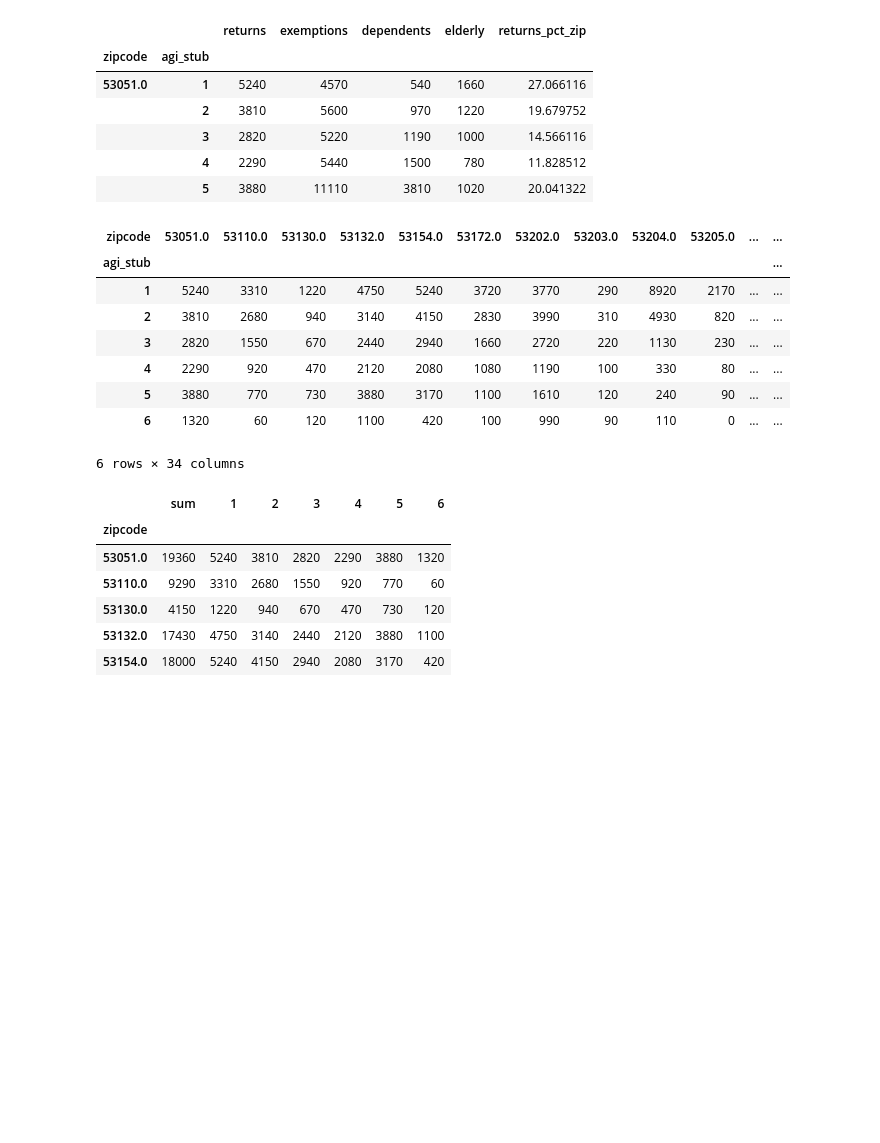
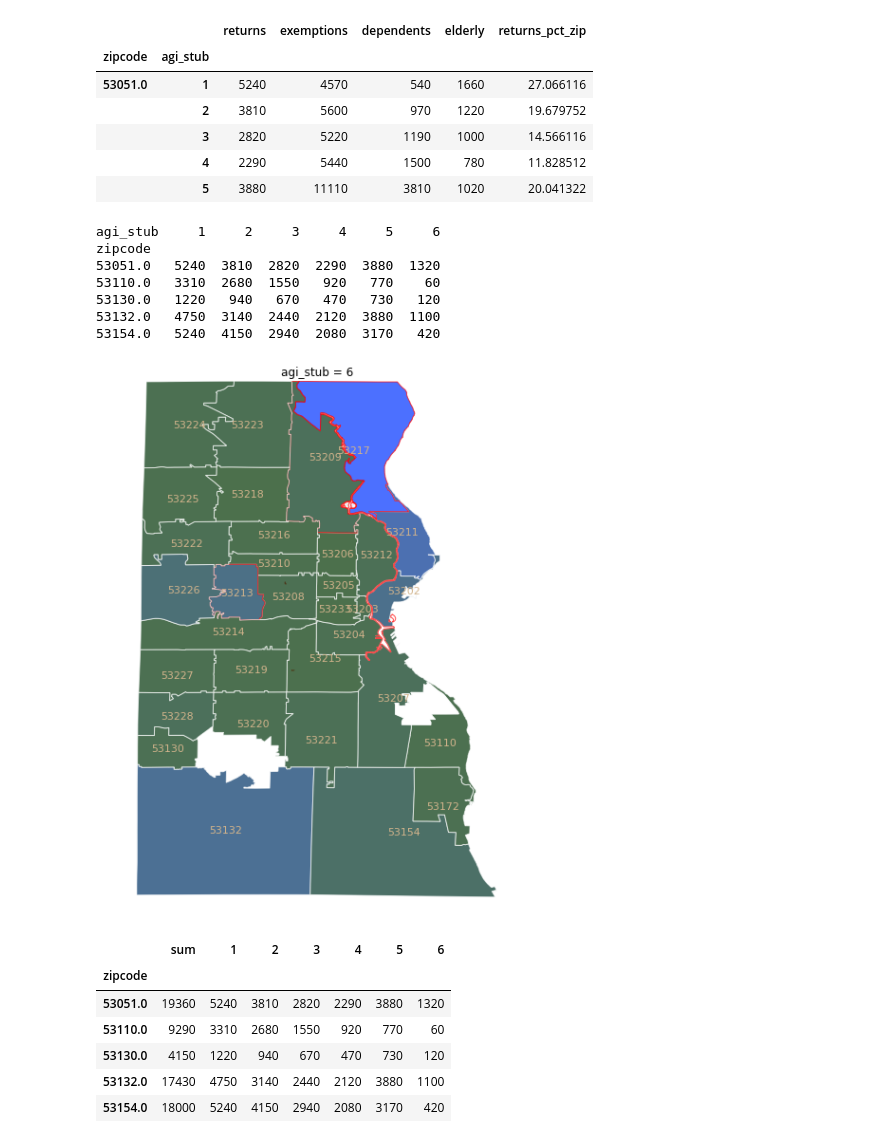
Before and after one commit to peterdobbs77/pop_health_mke, a Jupyter notebook: mke_pop_health.ipynb, the cells around one changed output. Cells and saved outputs as stored; diff of their text form; code cells hidden in the pictures; blank space fills up the shorter version.

Commit message:
adding images for agi index

```diff
--- a/mke_pop_health.ipynb
+++ b/mke_pop_health.ipynb
@@ -73,16 +127,16 @@ mke_zip_agi_irs.head()
 # %%
-agi_foreach_zip = mke_irs_16[['zipcode','agi_stub','N1']].pivot(index='agi_stub',columns='zipcode',values='N1')
-agi_foreach_zip
+agi_foreach_zip = mke_irs_16[['zipcode','agi_stub','N1']].pivot(index='zipcode',columns='agi_stub',values='N1')
+print(agi_foreach_zip.head())
+plot_df_on_mke_zip_map(agi_foreach_zip,6)
 # %% [output]
-| zipcode | 53051.0 | 53110.0 | 53130.0 | 53132.0 | 53154.0 | 53172.0 | 53202.0 | 53203.0 | 53204.0 | 53205.0 | ... | ... |
-| agi_stub |  |  |  |  |  |  |  |  |  |  |  | ... |
-| 1 | 5240 | 3310 | 1220 | 4750 | 5240 | 3720 | 3770 | 290 | 8920 | 2170 | ... | ... |
-| 2 | 3810 | 2680 | 940 | 3140 | 4150 | 2830 | 3990 | 310 | 4930 | 820 | ... | ... |
-| 3 | 2820 | 1550 | 670 | 2440 | 2940 | 1660 | 2720 | 220 | 1130 | 230 | ... | ... |
-| 4 | 2290 | 920 | 470 | 2120 | 2080 | 1080 | 1190 | 100 | 330 | 80 | ... | ... |
-| 5 | 3880 | 770 | 730 | 3880 | 3170 | 1100 | 1610 | 120 | 240 | 90 | ... | ... |
-| 6 | 1320 | 60 | 120 | 1100 | 420 | 100 | 990 | 90 | 110 | 0 | ... | ... |
-6 rows × 34 columns
+agi_stub     1     2     3     4     5     6
+zipcode
+53051.0   5240  3810  2820  2290  3880  1320
+53110.0   3310  2680  1550   920   770    60
+53130.0   1220   940   670   470   730   120
+53132.0   4750  3140  2440  2120  3880  1100
+53154.0   5240  4150  2940  2080  3170   420
+[figure, added]
 # %%
 agi_by_zip = mke_irs_16[['zipcode','agi_stub','N1']].pivot(index='zipcode',columns='agi_stub',values='N1')
 pop_by_zip = mke_irs_16[['zipcode','N1']].groupby(['zipcode']).agg(['sum'])['N1']
```
Also changed, not shown: parts of 4 cells of this notebook, 7 other files.
